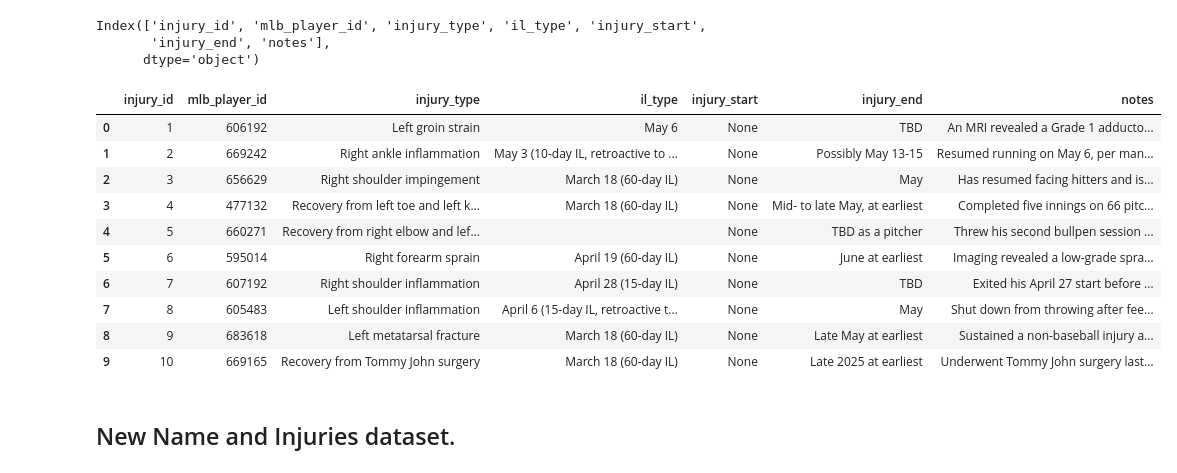
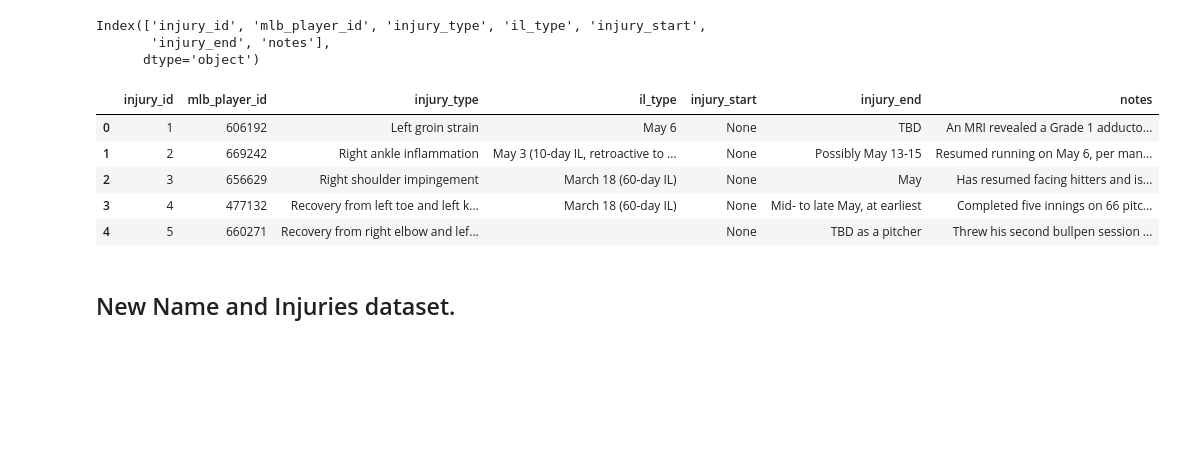
Before and after one commit to laniel123/MLB_Injury_Report, a Jupyter notebook: notebooks /dodgers_db.ipynb, the cells around one changed output. Drawn from its saved outputs; the diff is of its cells as text; code cells hidden in the pictures; blank space fills up the shorter version.

```diff
--- a/notebooks /dodgers_db.ipynb
+++ b/notebooks /dodgers_db.ipynb
@@ -75,19 +75,14 @@ Index(['injury_id', 'mlb_player_id', 'injury_type', 'il_type', 'injury_start',
        'injury_end', 'notes'],
       dtype='object')
 # %%
-pd.read_sql_query('SELECT * FROM injuries', conn).head(10)
+pd.read_sql_query('SELECT * FROM injuries', conn).head(5)
 # %% [output]
 |  | injury_id | mlb_player_id | injury_type | il_type | injury_start | injury_end | notes |
 | 0 | 1 | 606192 | Left groin strain | May 6 | None | TBD | An MRI revealed a Grade 1 adducto... |
 | 1 | 2 | 669242 | Right ankle inflammation | May 3 (10-day IL, retroactive to ... | None | Possibly May 13-15 | Resumed running on May 6, per man... |
 | 2 | 3 | 656629 | Right shoulder impingement | March 18 (60-day IL) | None | May | Has resumed facing hitters and is... |
 | 3 | 4 | 477132 | Recovery from left toe and left k... | March 18 (60-day IL) | None | Mid- to late May, at earliest | Completed five innings on 66 pitc... |
 | 4 | 5 | 660271 | Recovery from right elbow and lef... |  | None | TBD as a pitcher | Threw his second bullpen session ... |
-| 5 | 6 | 595014 | Right forearm sprain | April 19 (60-day IL) | None | June at earliest | Imaging revealed a low-grade spra... |
-| 6 | 7 | 607192 | Right shoulder inflammation | April 28 (15-day IL) | None | TBD | Exited his April 27 start before ... |
-| 7 | 8 | 605483 | Left shoulder inflammation | April 6 (15-day IL, retroactive t... | None | May | Shut down from throwing after fee... |
-| 8 | 9 | 683618 | Left metatarsal fracture | March 18 (60-day IL) | None | Late May at earliest | Sustained a non-baseball injury a... |
-| 9 | 10 | 669165 | Recovery from Tommy John surgery | March 18 (60-day IL) | None | Late 2025 at earliest | Underwent Tommy John surgery last... |
 # %% [markdown]
 ## New Name and Injuries dataset.
 # %%
```
Also changed, not shown: parts of 6 cells of this notebook, 1 other file.
